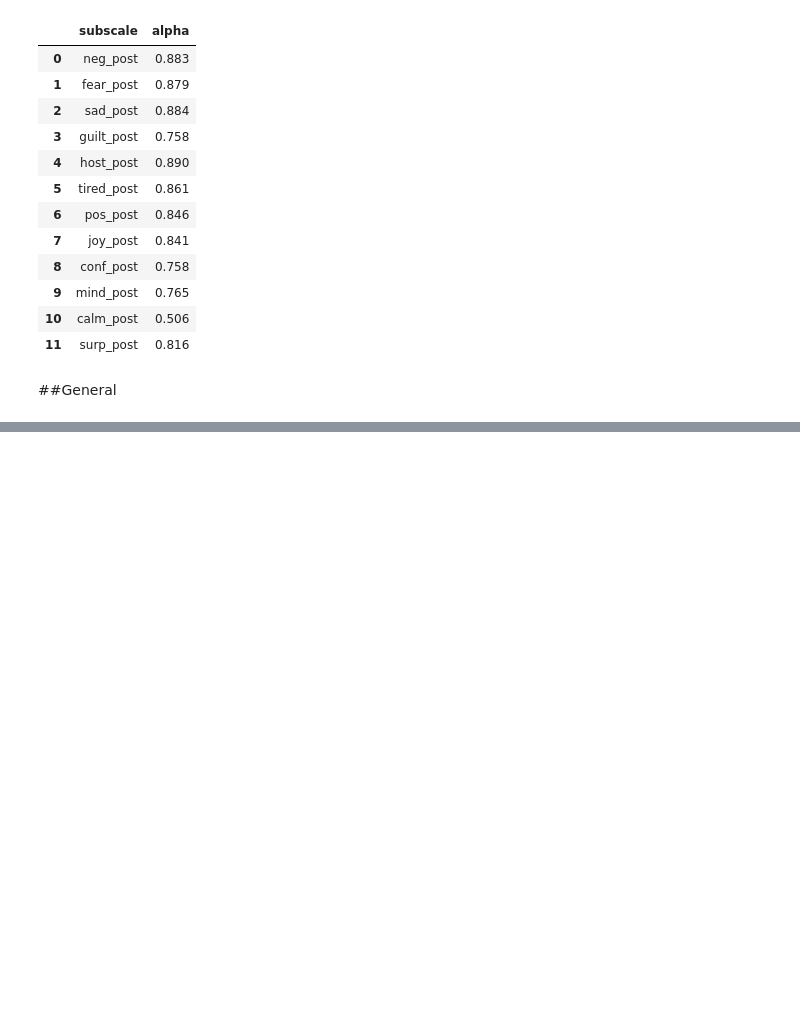
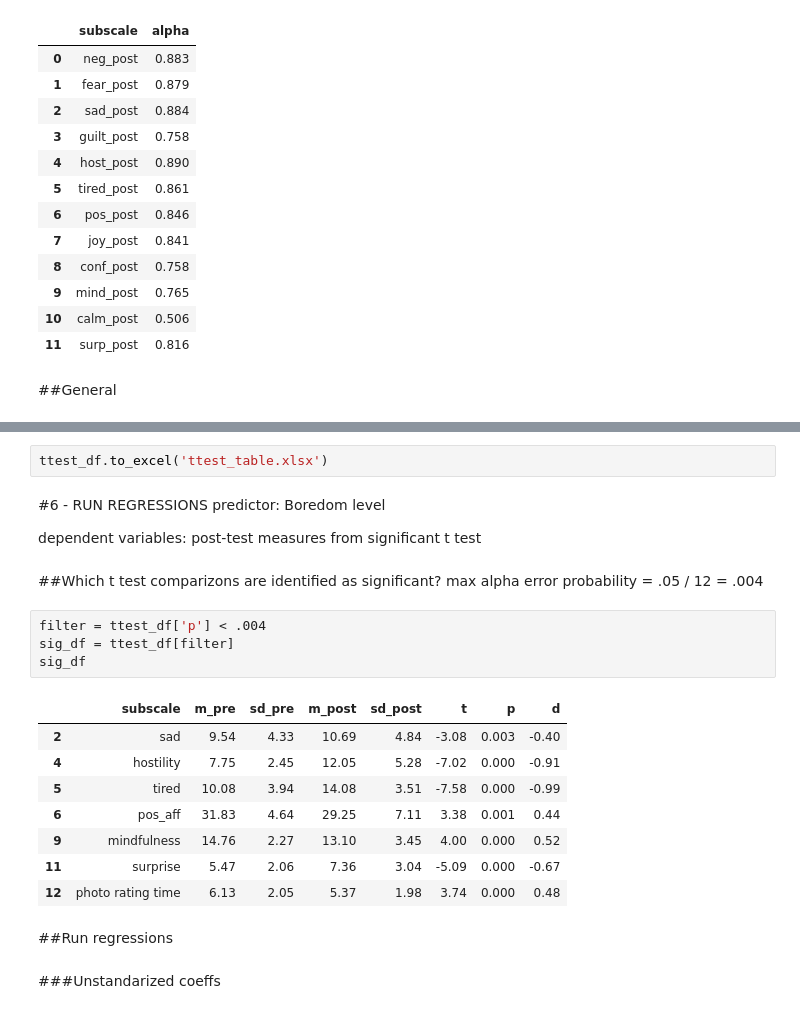
Before and after one commit to BartoszJanJerzy/stats, a Jupyter notebook: Boredom_experiment.ipynb, the cells around one changed output, grey strips where cells are left out. Drawn from its saved outputs; the diff is of its cells as text; blank space fills up the shorter version.

```diff
--- a/Boredom_experiment.ipynb
+++ b/Boredom_experiment.ipynb
@@ -246,0 +393,27 @@ df_alpha
+# %%
+ttest_df.to_excel('ttest_table.xlsx')
+# %% [markdown]
+#6 - RUN REGRESSIONS
+predictor: Boredom level
+
+dependent variables: post-test measures from significant t test
+# %% [markdown]
+##Which t test comparizons are identified as significant?
+max alpha error probability = .05 / 12 = .004
+# %%
+filter = ttest_df['p'] < .004
+sig_df = ttest_df[filter]
+sig_df
+# %% [output]
+|  | subscale | m_pre | sd_pre | m_post | sd_post | t | p | d |
+| 2 | sad | 9.54 | 4.33 | 10.69 | 4.84 | -3.08 | 0.003 | -0.40 |
+| 4 | hostility | 7.75 | 2.45 | 12.05 | 5.28 | -7.02 | 0.000 | -0.91 |
+| 5 | tired | 10.08 | 3.94 | 14.08 | 3.51 | -7.58 | 0.000 | -0.99 |
+| 6 | pos_aff | 31.83 | 4.64 | 29.25 | 7.11 | 3.38 | 0.001 | 0.44 |
+| 9 | mindfulness | 14.76 | 2.27 | 13.10 | 3.45 | 4.00 | 0.000 | 0.52 |
+| 11 | surprise | 5.47 | 2.06 | 7.36 | 3.04 | -5.09 | 0.000 | -0.67 |
+| 12 | photo rating time | 6.13 | 2.05 | 5.37 | 1.98 | 3.74 | 0.000 | 0.48 |
+# %% [markdown]
+##Run regressions
+# %% [markdown]
+###Unstandarized coeffs
```
Also changed, not shown: parts of 34 cells of this notebook.
